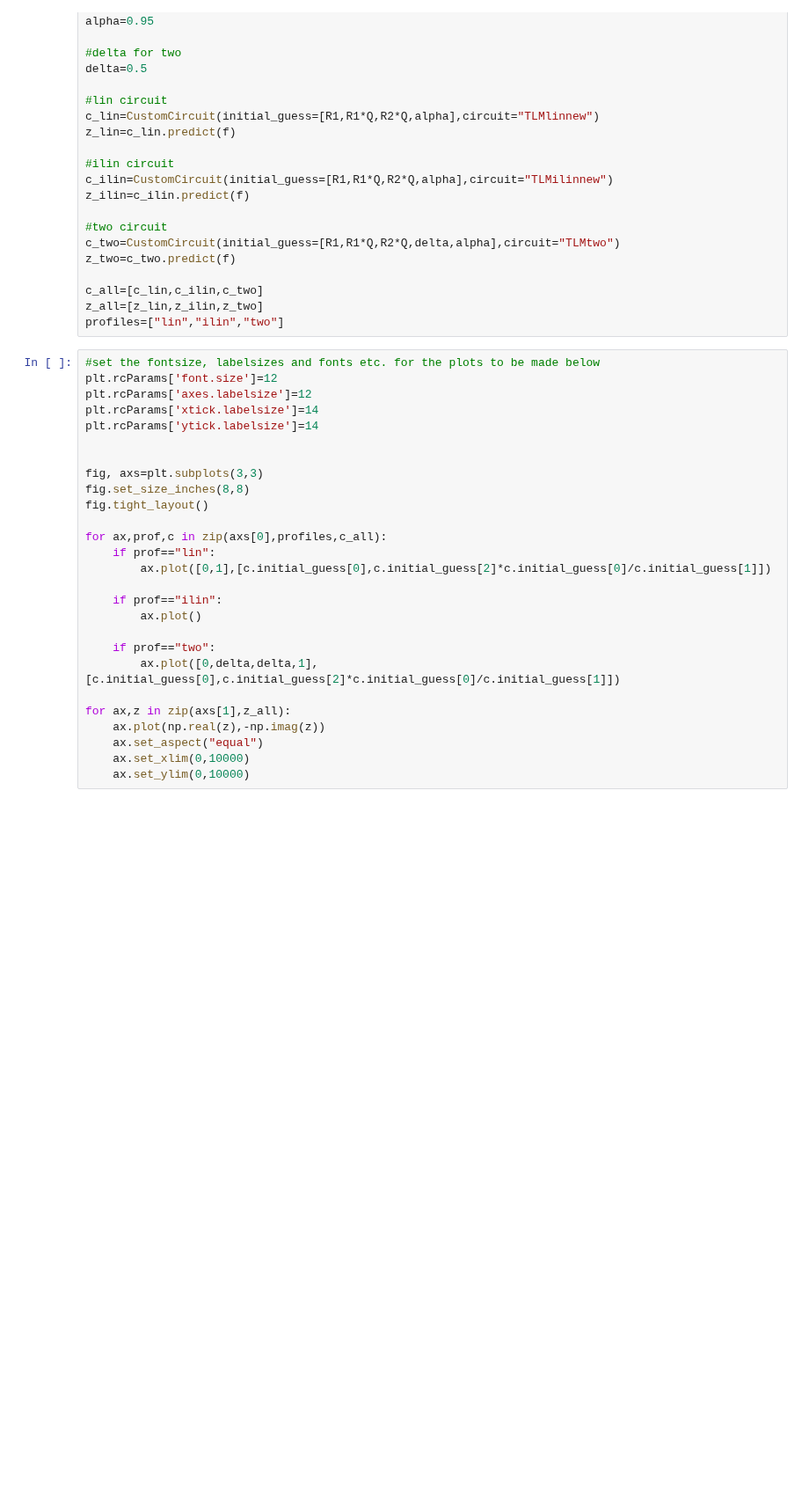
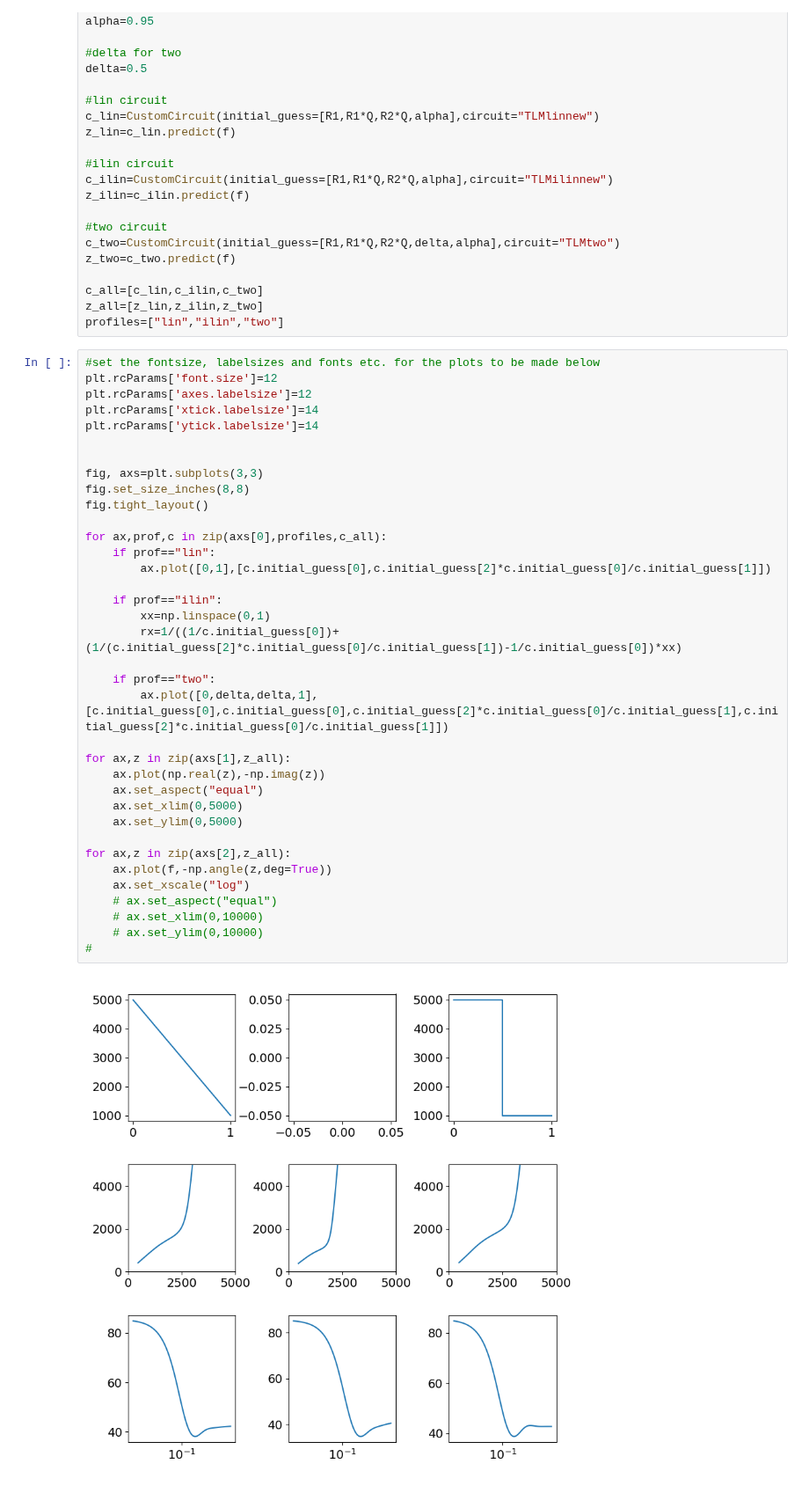
Before and after one commit to Yugal0/fitting-eis-dipangle-analysis, a Jupyter notebook: figure_flow.ipynb, the cells around one changed output. Shown at 88% size. Saved outputs shown, nothing was run; the diff lists cells and outputs as text; blank space fills up the shorter version.

```diff
--- a/figure_flow.ipynb
+++ b/figure_flow.ipynb
@@ -34,27 +34,38 @@ profiles=["lin","ilin","two"]
 # %%
 #set the fontsize, labelsizes and fonts etc. for the plots to be made below
 plt.rcParams['font.size']=12
 plt.rcParams['axes.labelsize']=12
 plt.rcParams['xtick.labelsize']=14
 plt.rcParams['ytick.labelsize']=14
 
 
 fig, axs=plt.subplots(3,3)
 fig.set_size_inches(8,8)
 fig.tight_layout()
 
 for ax,prof,c in zip(axs[0],profiles,c_all):
     if prof=="lin":
         ax.plot([0,1],[c.initial_guess[0],c.initial_guess[2]*c.initial_guess[0]/c.initial_guess[1]])
 
     if prof=="ilin":
-        ax.plot()
+        xx=np.linspace(0,1)
+        rx=1/((1/c.initial_guess[0])+(1/(c.initial_guess[2]*c.initial_guess[0]/c.initial_guess[1])-1/c.initial_guess[0])*xx)
 
     if prof=="two":
-        ax.plot([0,delta,delta,1],[c.initial_guess[0],c.initial_guess[2]*c.initial_guess[0]/c.initial_guess[1]])
+        ax.plot([0,delta,delta,1],[c.initial_guess[0],c.initial_guess[0],c.initial_guess[2]*c.initial_guess[0]/c.initial_guess[1],c.initial_guess[2]*c.initial_guess[0]/c.initial_guess[1]])
 
 for ax,z in zip(axs[1],z_all):
     ax.plot(np.real(z),-np.imag(z))
     ax.set_aspect("equal")
-    ax.set_xlim(0,10000)
-    ax.set_ylim(0,10000)
+    ax.set_xlim(0,5000)
+    ax.set_ylim(0,5000)
+
+for ax,z in zip(axs[2],z_all):
+    ax.plot(f,-np.angle(z,deg=True))
+    ax.set_xscale("log")
+    # ax.set_aspect("equal")
+    # ax.set_xlim(0,10000)
+    # ax.set_ylim(0,10000)
+#
+# %% [output]
+[figure, added]
```
